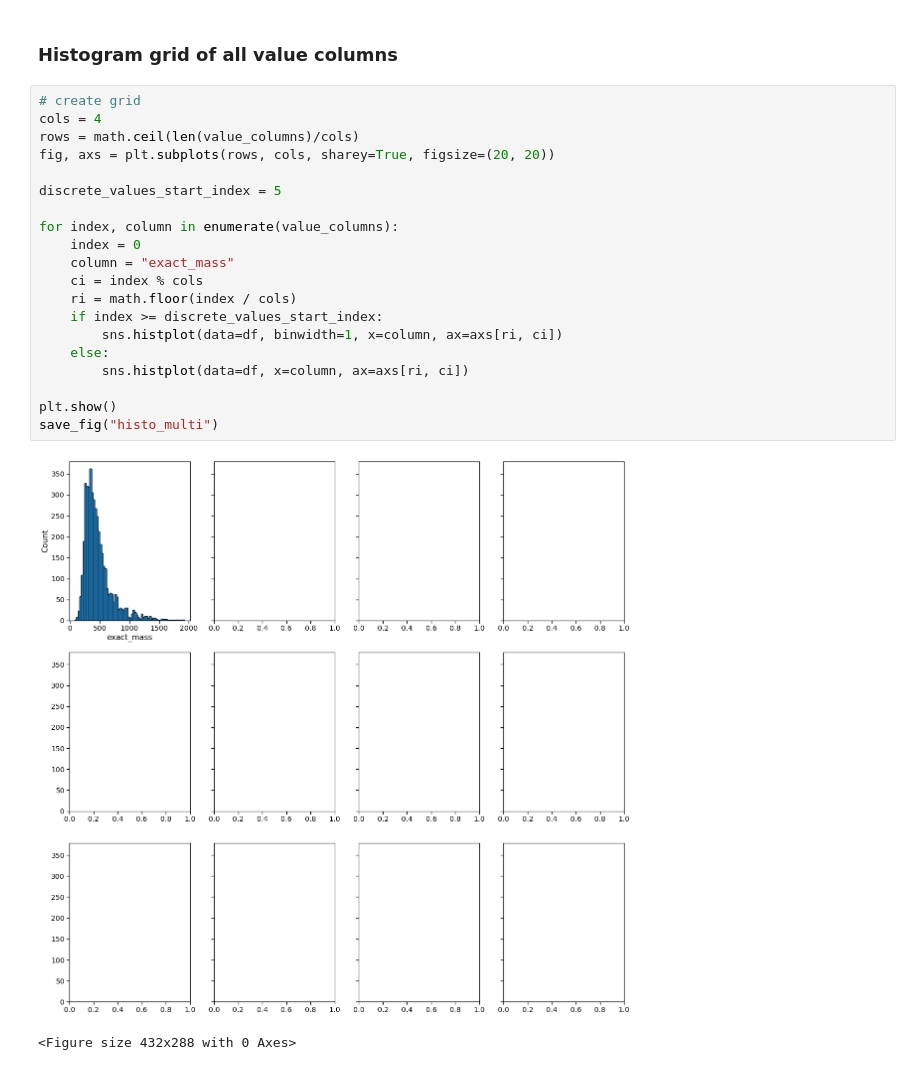
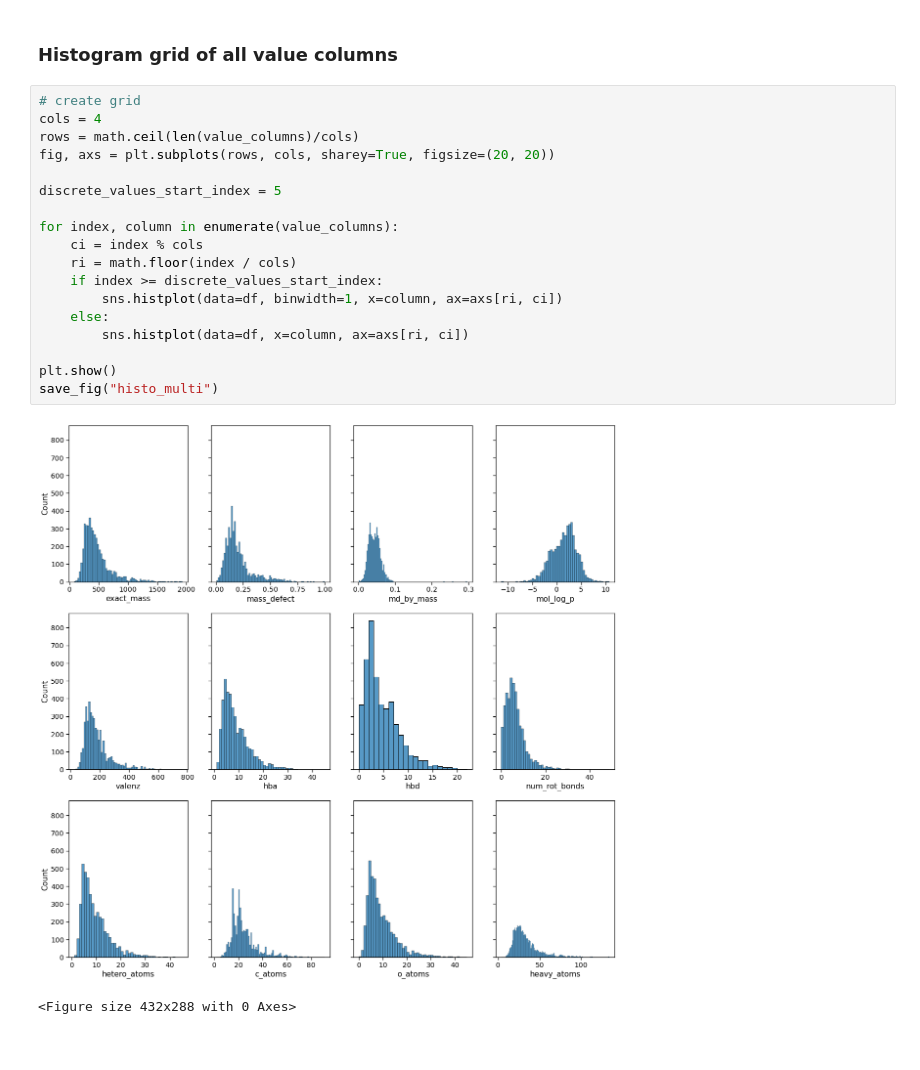
Before and after one commit to robinschmid/compound_metadata_kraken, a Jupyter notebook: analyze_results.ipynb, the cells around one changed output. Saved outputs shown, nothing was run; the diff lists cells and outputs as text.

```diff
--- a/analyze_results.ipynb
+++ b/analyze_results.ipynb
@@ -282,23 +282,21 @@ save_fig("hist_multi")
 # %%
 # create grid
 cols = 4
 rows = math.ceil(len(value_columns)/cols)
 fig, axs = plt.subplots(rows, cols, sharey=True, figsize=(20, 20))
 
 discrete_values_start_index = 5
 
 for index, column in enumerate(value_columns):
-    index = 0
-    column = "exact_mass"
     ci = index % cols
     ri = math.floor(index / cols)
     if index >= discrete_values_start_index:
         sns.histplot(data=df, binwidth=1, x=column, ax=axs[ri, ci])
     else:
         sns.histplot(data=df, x=column, ax=axs[ri, ci])
 
 plt.show()
 save_fig("histo_multi")
 # %% [output]
-[figure, old version]
+[figure, new version]
 <Figure size 432x288 with 0 Axes>
```
Also changed, not shown: parts of 3 cells of this notebook.
